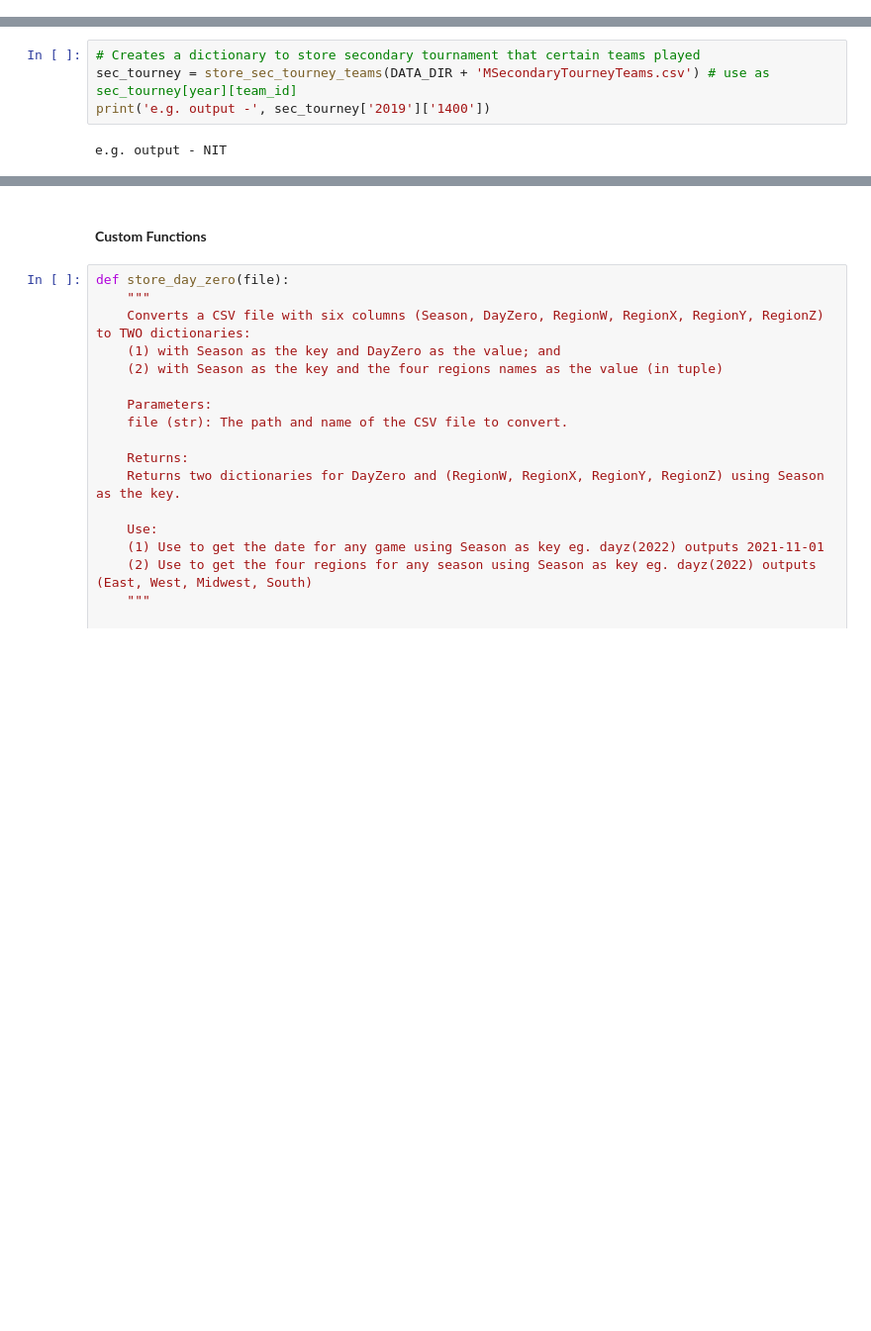
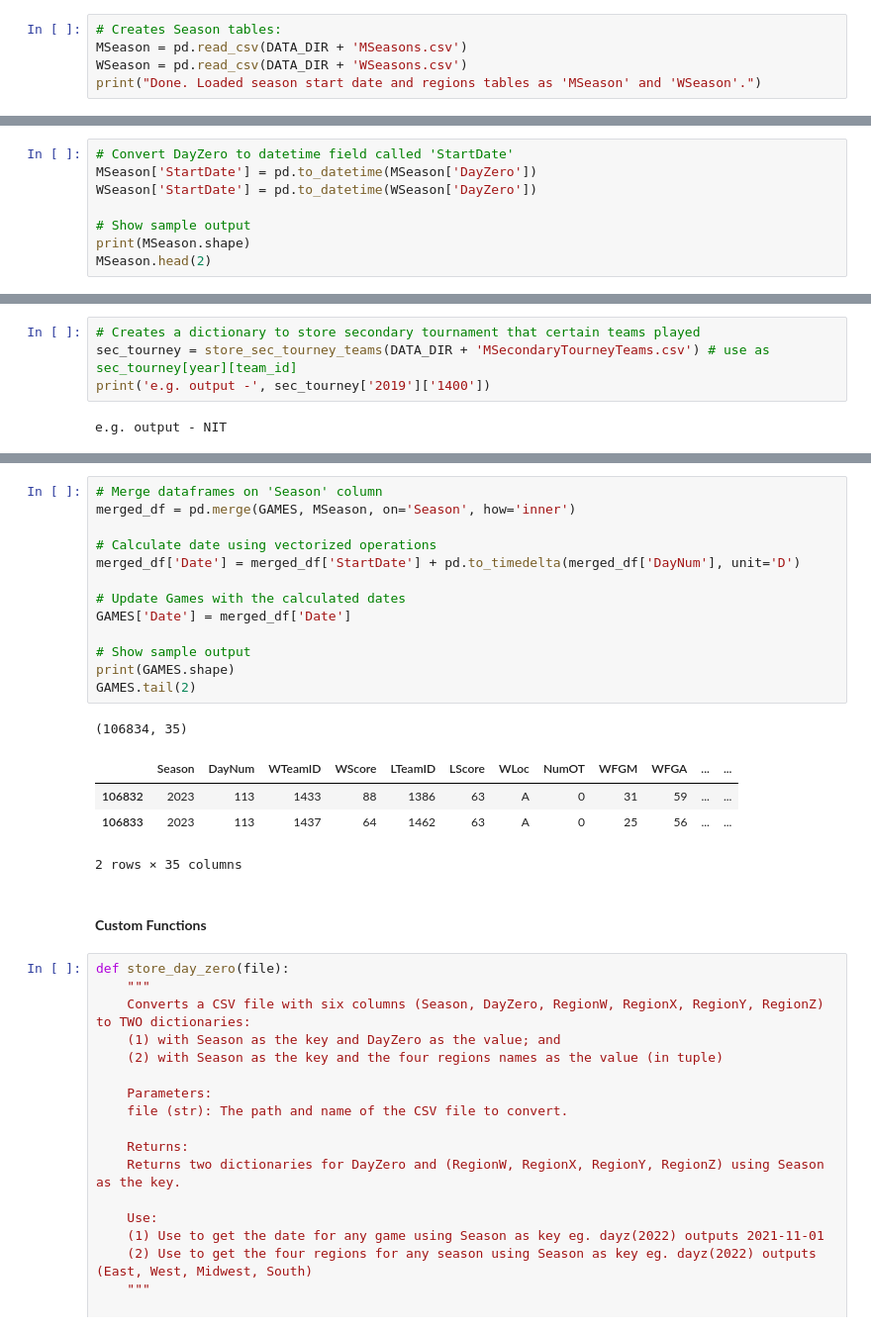
Before and after one commit to tsurgene/ncaa-forecast-project, a Jupyter notebook: Working.ipynb, the cells around one changed output, grey strips where cells are left out. Shown at 99% size. Drawn from its saved outputs; the diff is of its cells as text; blank space fills up the shorter version.

```diff
--- a/Working.ipynb
+++ b/Working.ipynb
@@ -319,3 +480,8 @@ womens_day0, womens_regions = store_seasons(DATA_DIR + 'WSeasons.csv'); # use wi
 print('e.g. output - mens:', mens_day0['2022'], mens_regions['2022'], 'womens:', womens_day0['2022'], womens_regions['2022'])
 # %% [output]
 e.g. output - mens: 2021-11-01 ('East', 'West', 'Midwest', 'South') womens: 2021-11-01 ('Bridgeport', 'Spokane', 'Greensboro', 'Wichita')
+# %%
+# Creates Season tables:
+MSeason = pd.read_csv(DATA_DIR + 'MSeasons.csv')
+WSeason = pd.read_csv(DATA_DIR + 'WSeasons.csv')
+print("Done. Loaded season start date and regions tables as 'MSeason' and 'WSeason'.")
@@ -340,3 +508,11 @@ WSeason_compact = pd.read_csv(DATA_DIR + 'WRegularSeasonCompactResults.csv')
 print("Done. Loaded compact regular season tables as 'MSeason_compact' and 'WSeason_compact'.")
 # %% [output]
 Done. Loaded compact regular season tables as 'MSeason_compact' and 'WSeason_compact'.
+# %%
+# Convert DayZero to datetime field called 'StartDate'
+MSeason['StartDate'] = pd.to_datetime(MSeason['DayZero'])
+WSeason['StartDate'] = pd.to_datetime(WSeason['DayZero'])
+
+# Show sample output
+print(MSeason.shape)
+MSeason.head(2)
@@ -416,3 +609,22 @@ e.g. output - NIT
+# %%
+# Merge dataframes on 'Season' column
+merged_df = pd.merge(GAMES, MSeason, on='Season', how='inner')
+
+# Calculate date using vectorized operations
+merged_df['Date'] = merged_df['StartDate'] + pd.to_timedelta(merged_df['DayNum'], unit='D')
+
+# Update Games with the calculated dates
+GAMES['Date'] = merged_df['Date']
+
+# Show sample output
+print(GAMES.shape)
+GAMES.tail(2)
+# %% [output]
+(106834, 35)
+|  | Season | DayNum | WTeamID | WScore | LTeamID | LScore | WLoc | NumOT | WFGM | WFGA | ... | ... |
+| 106832 | 2023 | 113 | 1433 | 88 | 1386 | 63 | A | 0 | 31 | 59 | ... | ... |
+| 106833 | 2023 | 113 | 1437 | 64 | 1462 | 63 | A | 0 | 25 | 56 | ... | ... |
+2 rows × 35 columns
 # %% [markdown]
 #### **Custom Functions**
 # %%
```
Also changed, not shown: parts of 17 cells of this notebook, 2 other files.
